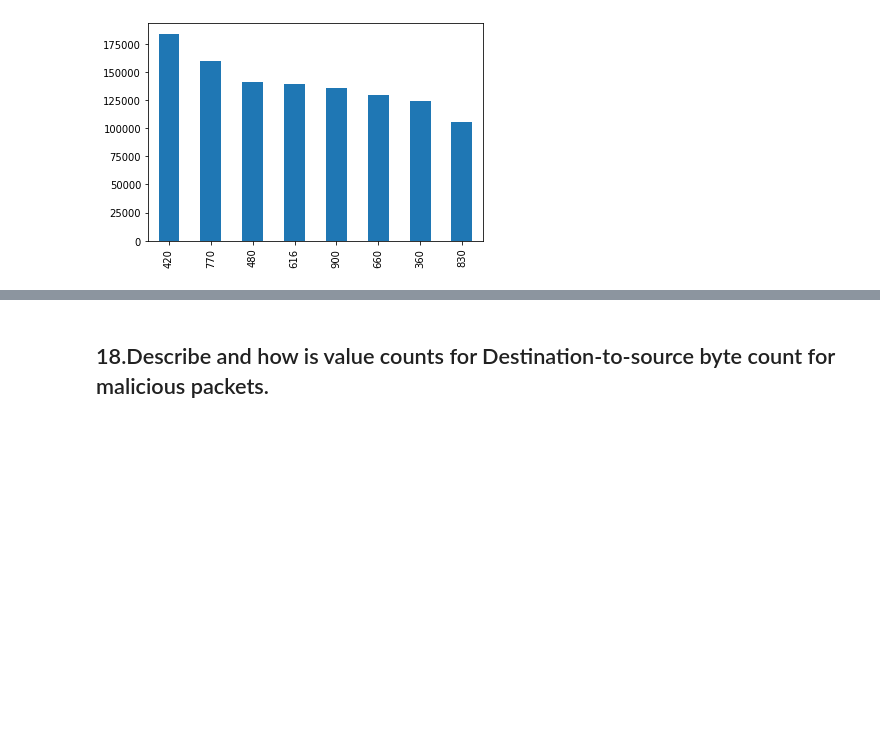
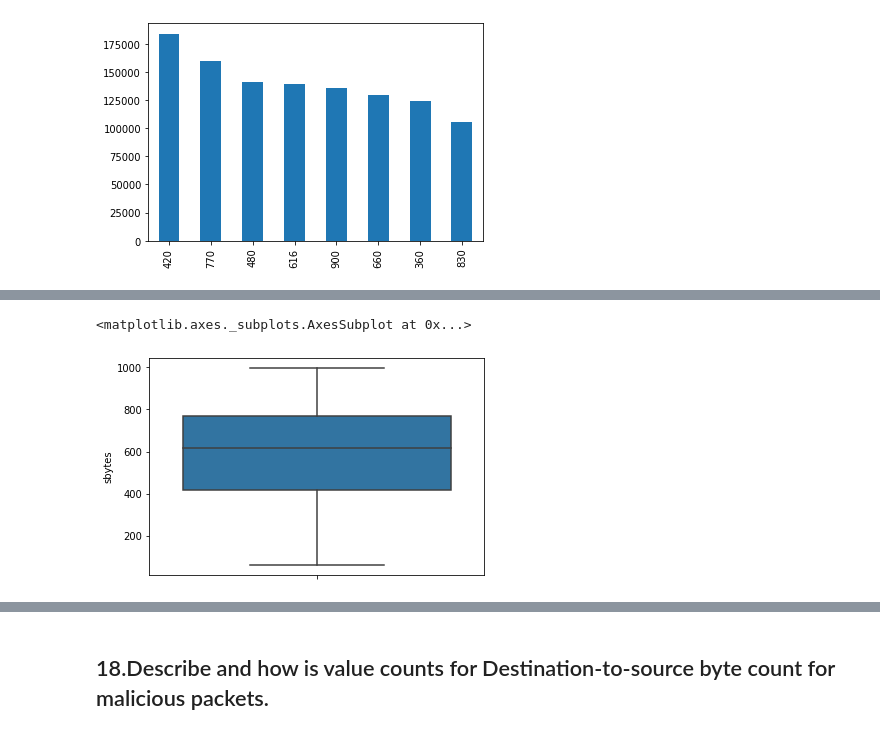
Before and after one commit to Siddharth1698/Analysis-of-DDoS-attack-from-Botnet-devices-using-Machine-Learning-Classifiers, a Jupyter notebook: Data Analysis.ipynb, the cells around one changed output, grey strips where cells are left out. Drawn from its saved outputs; the diff is of its cells as text; code cells hidden in the pictures; blank space fills up the shorter version.

```diff
--- a/Data Analysis.ipynb
+++ b/Data Analysis.ipynb
@@ -545,0 +556,5 @@ df_attacked.sbytes.value_counts()[:8].plot(kind="bar")
+# %%
+sb.boxplot( y=df_attacked[df_attacked["sbytes"] < 1000].sbytes )
+# %% [output]
+<matplotlib.axes._subplots.AxesSubplot at 0x...>
+[figure, added]
```
Also changed, not shown: parts of 11 cells of this notebook.
